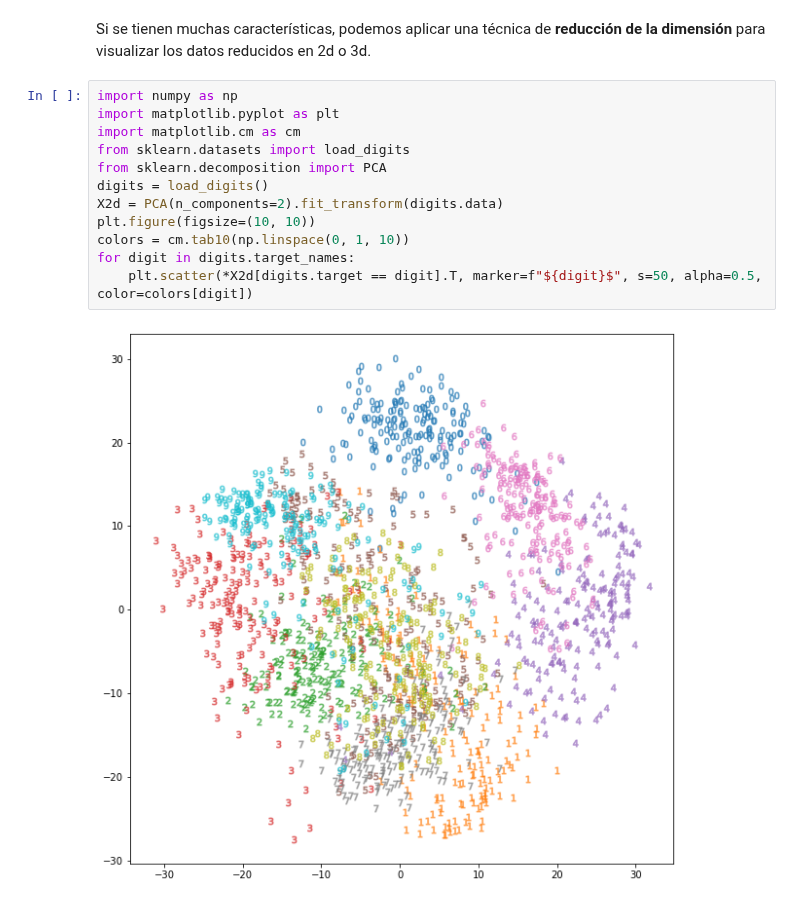
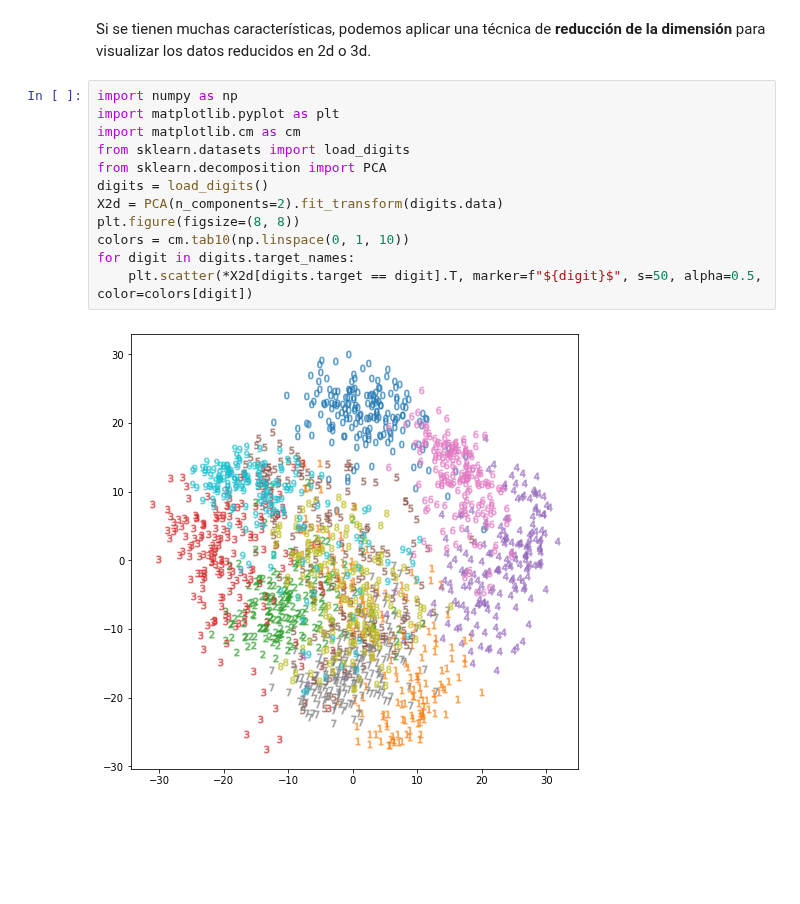
Before and after one commit to AlfonsJ/PML1, a Jupyter notebook: T01 Introducción/1.2 Aprendizaje supervisado.ipynb, the cells around one changed output. Saved outputs shown, nothing was run; the diff lists cells and outputs as text; blank space fills up the shorter version.

```diff
--- a/T01 Introducción/1.2 Aprendizaje supervisado.ipynb
+++ b/T01 Introducción/1.2 Aprendizaje supervisado.ipynb
@@ -65,14 +65,14 @@ Si se tienen muchas características, podemos aplicar una técnica de **reducci
 # %%
 import numpy as np
 import matplotlib.pyplot as plt
 import matplotlib.cm as cm
 from sklearn.datasets import load_digits
 from sklearn.decomposition import PCA
 digits = load_digits()
 X2d = PCA(n_components=2).fit_transform(digits.data)
-plt.figure(figsize=(10, 10))
+plt.figure(figsize=(8, 8))
 colors = cm.tab10(np.linspace(0, 1, 10))
 for digit in digits.target_names:
     plt.scatter(*X2d[digits.target == digit].T, marker=f"${digit}$", s=50, alpha=0.5, color=colors[digit])
 # %% [output]
-[figure, old version]
+[figure, new version]
```
Also changed, not shown: parts of 1 cell of this notebook.
